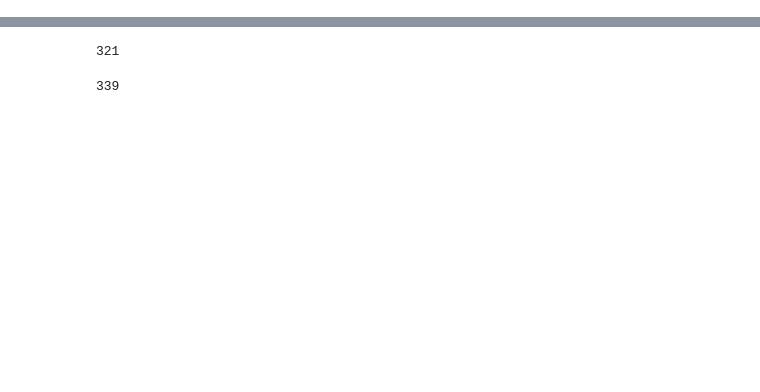
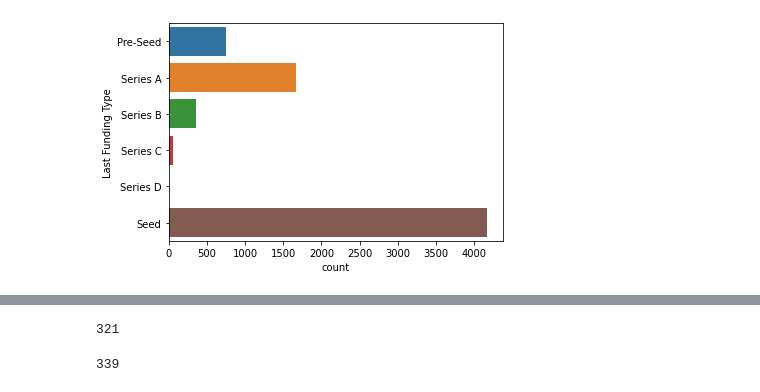
Before and after one commit to alexlopespereira/companies, a Jupyter notebook: src/companies.ipynb, the cells around one changed output, grey strips where cells are left out. Drawn from its saved outputs; the diff is of its cells as text; code cells hidden in the pictures; blank space fills up the shorter version.

```diff
--- a/src/companies.ipynb
+++ b/src/companies.ipynb
@@ -13,5 +33,10 @@ from datetime import datetime
+# %%
+df_startup = pd.read_csv("/home/alex/vscode/data/original/crunchbase/consolidado/startups.csv", engine='python')
+df_startup.drop(261, inplace=True) ## Tinha um valor errado na data
 # %%
-df_startup = pd.read_csv("/home/alex/vscode/data/crunchbase/consolidado/startups.csv", index_col="index", engine='python')
 df_startup['Last Funding Date'] = df_startup['Last Funding Date'].apply(lambda x: datetime.strptime(x, "%Y-%m-%d") if type(x) == str else x)
 df_startup['Last_Funding_Year'] = df_startup['Last Funding Date'].apply(lambda x: x.year)
-# df_startup.loc[df_startup['Last Funding Date'].str.len() == 1, 'Last Funding Date']
+
+df_startup['Founded Date'] = df_startup['Founded Date'].apply(lambda x: datetime.strptime(x, "%Y-%m-%d") if type(x) == str else x)
+df_startup['Founded_Year'] = df_startup['Founded Date'].apply(lambda x: x.year)
+df_new = df_startup.loc[df_startup['Founded_Year'] >= 2017, :]
@@ -17,0 +57,4 @@ df_startup['Last_Funding_Year'] = df_startup['Last Funding Date'].apply(lambda x
+# %%
+df_new['inter_funding_period'] = df_new['Last Funding Date'] - df_new['Founded Date']
+df_new['inter_funding_days'] = df_new['inter_funding_period'].apply(lambda x: x/np.timedelta64(1, 'D'))
+df_new['inter_funding_days']
@@ -17,0 +74,4 @@ df_startup['Last_Funding_Year'] = df_startup['Last Funding Date'].apply(lambda x
+# %%
+ax = sns.countplot(y="Last Funding Type", data=df_new)
+# %% [output]
+[figure, added]
```
Also changed, not shown: parts of 6 cells of this notebook, 1 other file.
